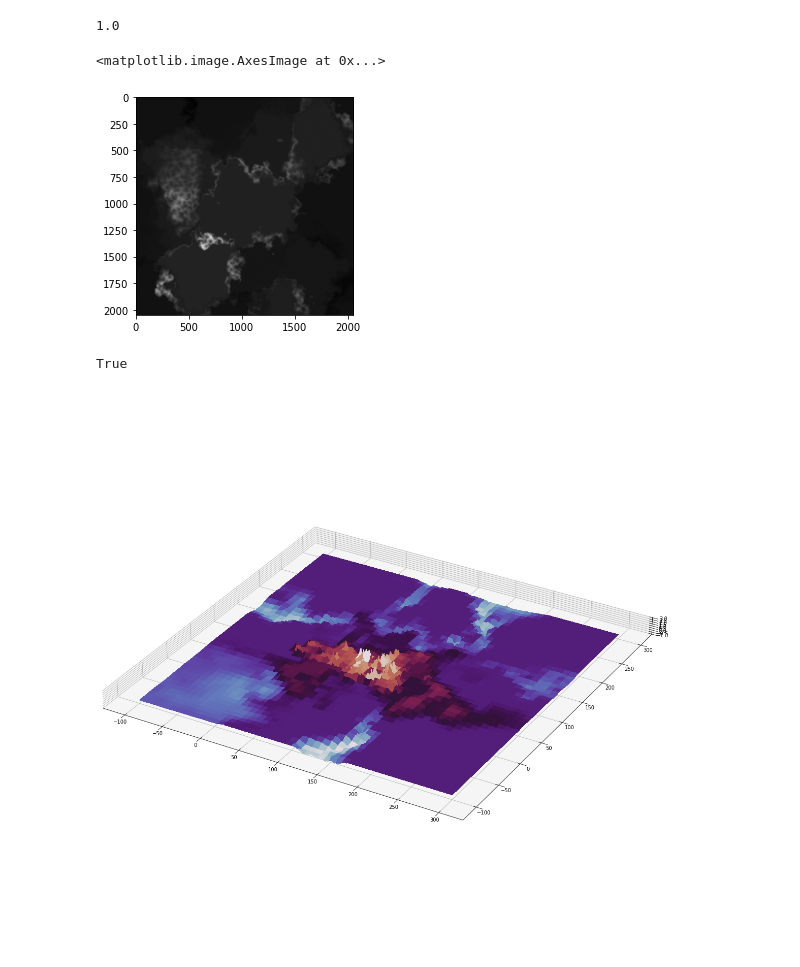
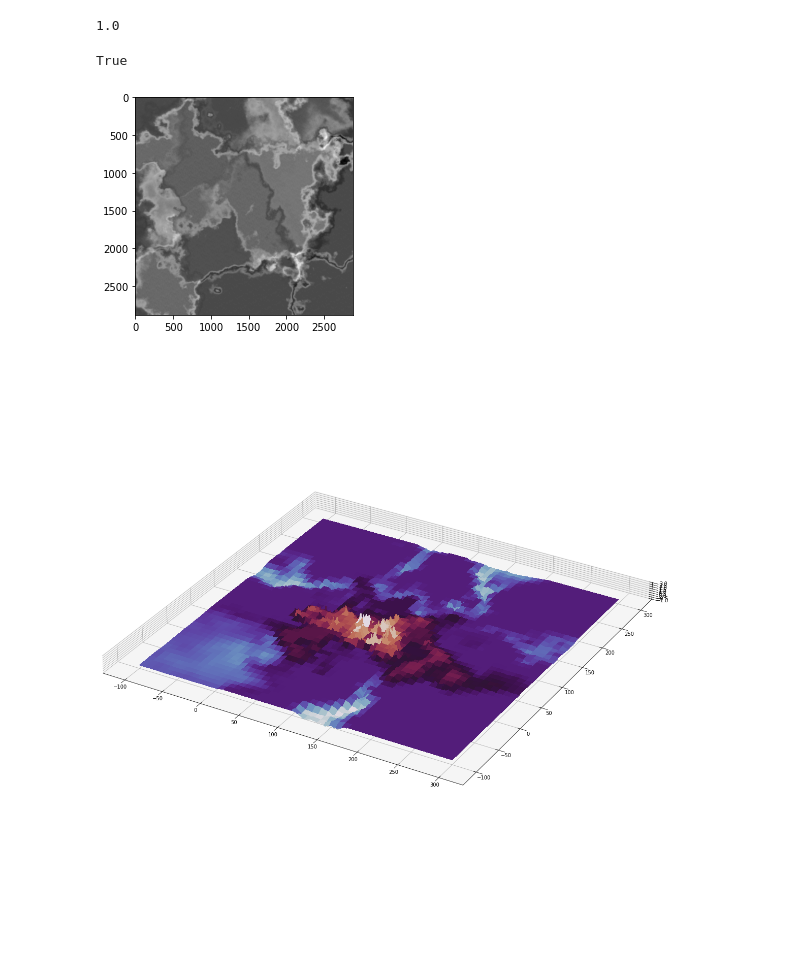
Before and after one commit to EddieMcT/Map_Generator, a Jupyter notebook: landscape generator.ipynb, the cells around one changed output. Drawn from its saved outputs; the diff is of its cells as text; code cells hidden in the pictures.

```diff
--- a/landscape generator.ipynb
+++ b/landscape generator.ipynb
@@ -112,15 +317,15 @@ Z = Z.astype(np.float32)
 np.max(Z)
 # %% [output]
 1.0
-# %%
-plt.imshow(Z, cmap = "gray")
-# %% [output]
-<matplotlib.image.AxesImage at 0x...>
-[figure, removed]
-# %%
-cv2.imwrite("heightmap4.tiff",Z)#(Z * 255/np.max(Z)))
-# %% [output]
-True
+# %%
+Z = Z + -1 * np.min(Z)
+Z = Z /np.max(Z)
+Z = Z.astype(np.float32)
+plt.imshow(Z, cmap = "gray")
+cv2.imwrite("heightmap8.tiff",Z)#(Z * 255/np.max(Z)))
+# %% [output]
+True
+[figure, added]
 # %%
 upres = 10
 # %%
```
Also changed, not shown: parts of 16 cells of this notebook, 7 other files.
